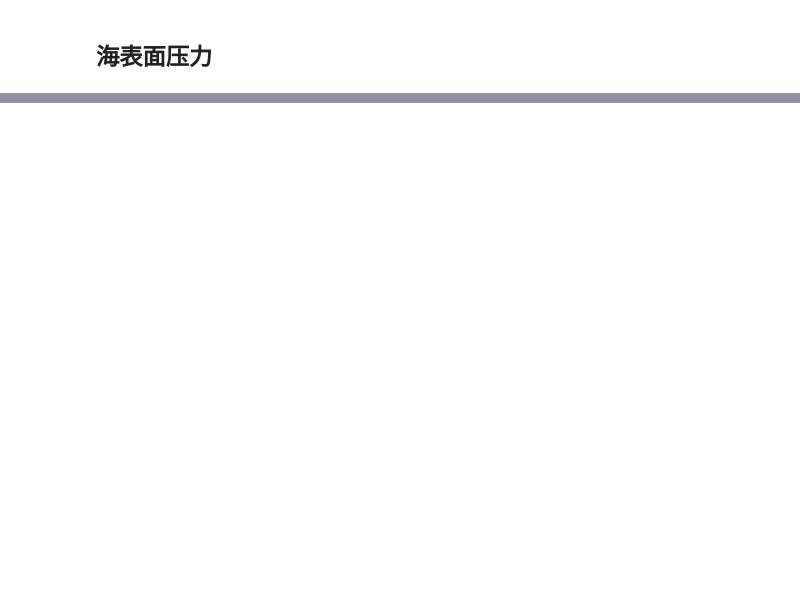
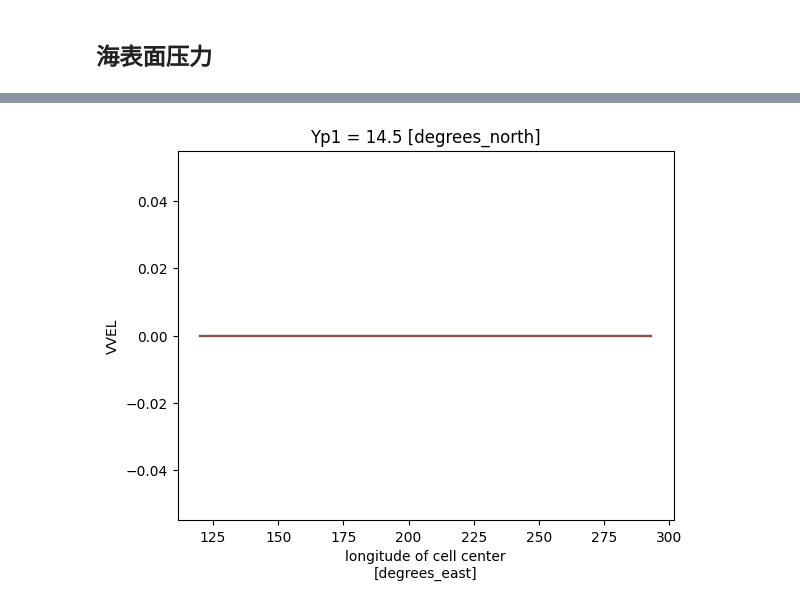
Before and after one commit to FattyZH/eqp-dlfv-mitgcm-era5, a Jupyter notebook: script/analysis.ipynb, the cells around one changed output, grey strips where cells are left out. Drawn from its saved outputs; the diff is of its cells as text; code cells hidden in the pictures; blank space fills up the shorter version.

```diff
--- a/script/analysis.ipynb
+++ b/script/analysis.ipynb
@@ -58,7 +73,7 @@ import MITgcmutils as mutils
 import numpy as np
 import xarray as xr
 import matplotlib.pyplot as plt
-a = xr.load_dataset('../run/mnc_exp_0001/state.0000000000.t001.nc')
+a = xr.load_dataset('../run/mnc_exp_0003/state.0000000000.t001.nc')
 display(a)
 # id = a.indexes['T'].get_loc('1940-03-01 00:00:00')
 id = -1
@@ -68,7 +83,7 @@ a['U'][id,0].plot(cmap='RdBu_r',vmin=-1.5, vmax=1.5)
 plt.subplot(2,2,2)
 a['V'][id,0].plot(cmap='RdBu_r',vmin=-1.5, vmax=1.5)
 plt.subplot(2,2,3)
-a['Temp'][id,0].plot(cmap='RdBu_r',vmin=15, vmax=35)
+a['Eta'][id].plot(cmap='RdBu_r')
 plt.subplot(2,2,4)
 a['S'][id,0].plot(cmap='RdBu_r',vmin=30, vmax=38)
 # %% [output]
@@ -93,0 +109,19 @@ Data variables:
+# %%
+import MITgcmutils as mutils
+import numpy as np
+import xarray as xr
+import matplotlib.pyplot as plt
+# plt.figure(figsize=(18,14))
+a = xr.load_dataset(f'../run/mnc_exp_0008/dync.0000000000.t001.nc')
+id = 1000
+
+aa = a['VVEL'][:id,0,-4,:].mean('T')
+for i in range(3,9):
+    a = xr.load_dataset(f'../run/mnc_exp_000{i+1}/dync.0000000000.t001.nc')
+    # display(a)
+    # id = a.indexes['T'].get_loc('1940-03-01 00:00:00')
+    # plt.subplot(2,1,i+1)
+    (a['VVEL'][:id,0,-4,:].mean('T')-aa).plot()
+    # a['VVEL'][:,0,-3,:].std('T').plot()
+# %% [output]
+[figure, added]
```
Also changed, not shown: parts of 3 cells of this notebook, 4 other files.
